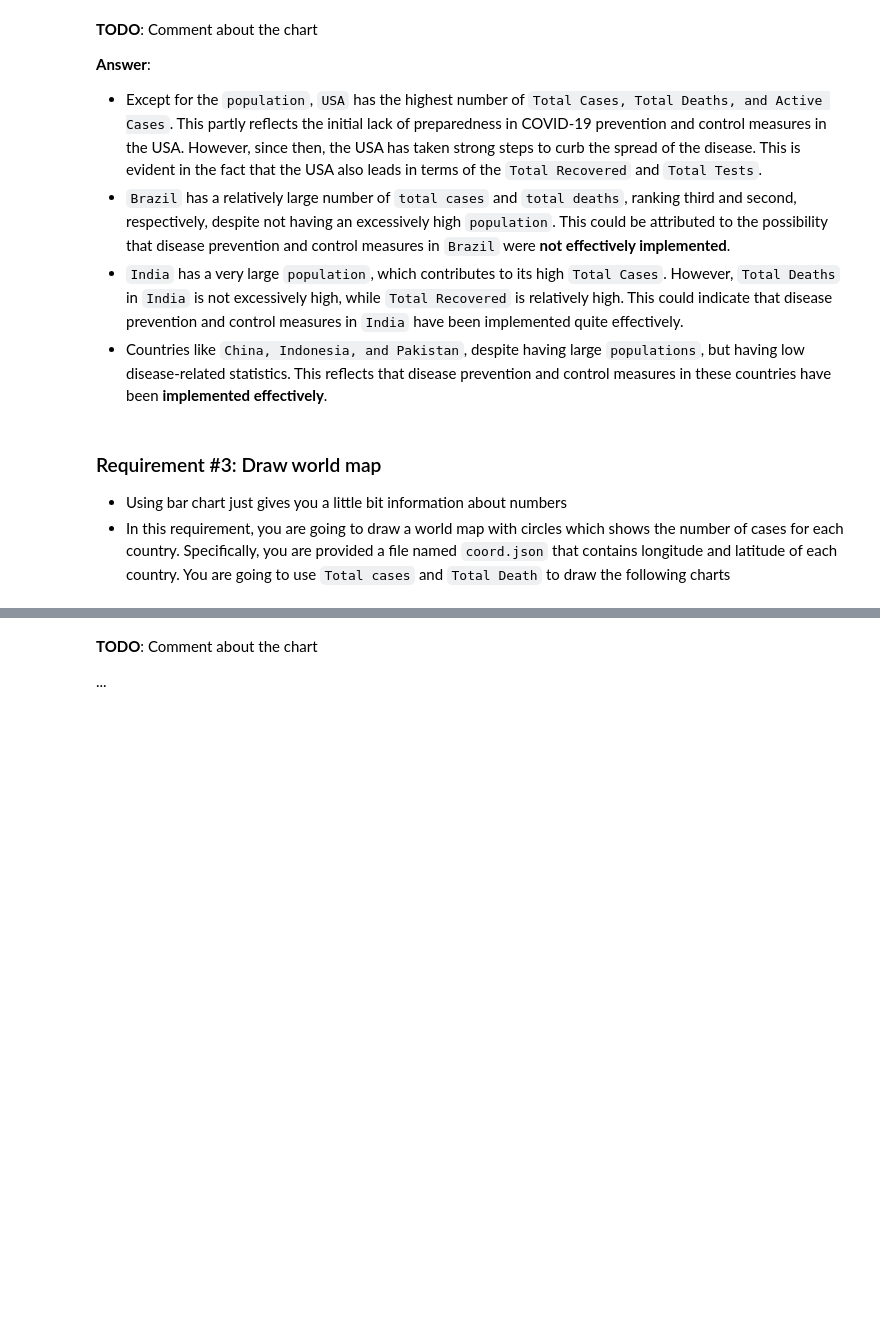
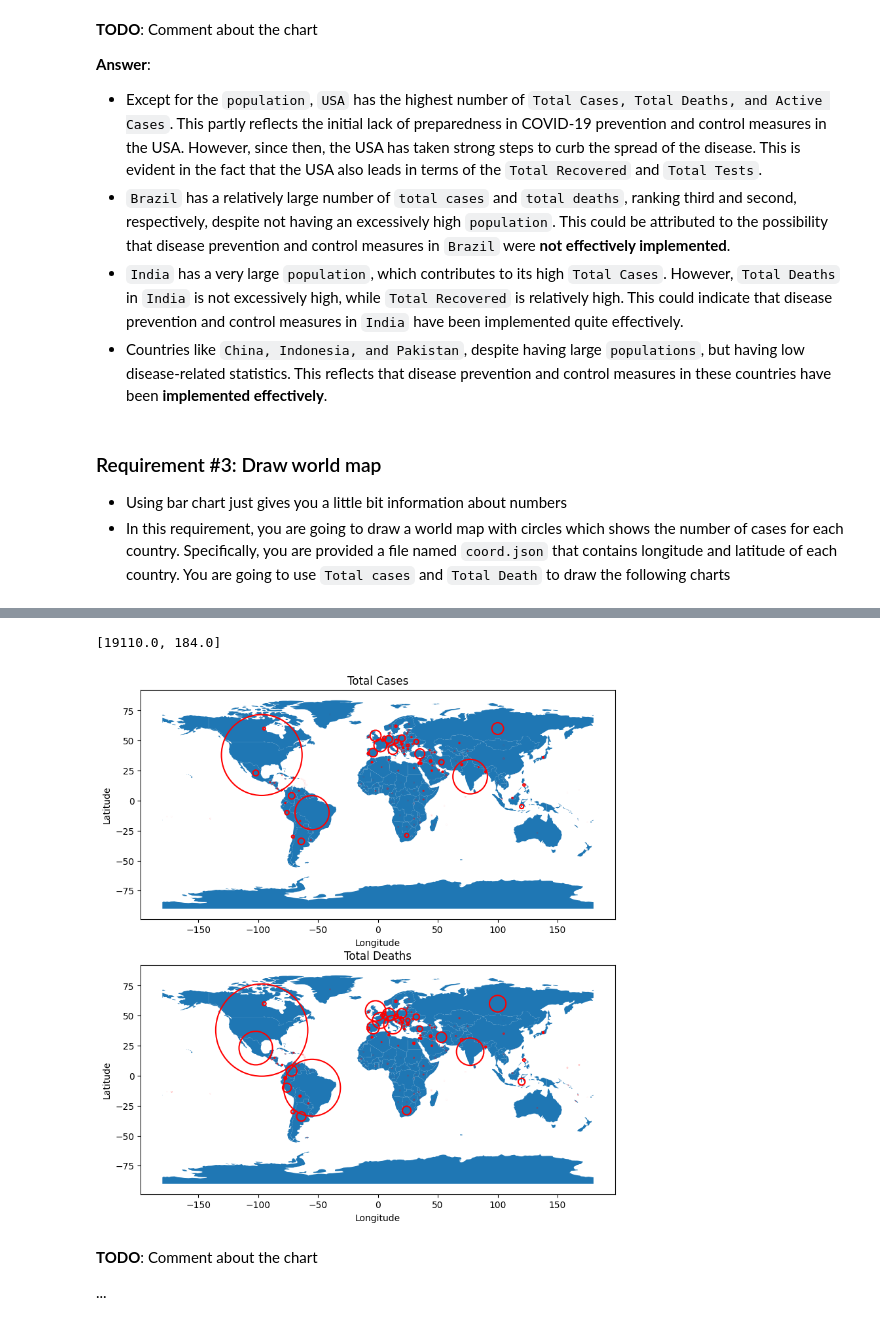
Before and after one commit to khanhnhan1512/Lab-3, a Jupyter notebook: 21127657.ipynb, the cells around one changed output, grey strips where cells are left out. Cells and saved outputs as stored; diff of their text form; code cells hidden in the pictures; blank space fills up the shorter version.

```diff
--- a/21127657.ipynb
+++ b/21127657.ipynb
@@ -277,0 +273,13 @@ raise NotImplementedError('not implemented')
+# %%
+data3 = df.groupby('Country Name').apply(lambda x: x[['Total Cases', 'Total Deaths']].values.tolist()).to_dict()
+data3 = {key: [item for sublist in value for item in sublist] for key, value in data3.items()}
+# %%
+with open('./data/coord.json', 'r') as file:
+    coord_data = json.load(file)
+
+for country, coord in coord_data["long"].items():
+    if country in data3.keys():
+        data3[country].append(coord)
+for country, coord in coord_data["lat"].items():
+    if country in data3.keys():
+        data3[country].append(coord)
@@ -278,3 +308,41 @@ raise NotImplementedError('not implemented')
+# %%
+data3["Bahamas"].extend([-76, 24.15])
+data3["Brunei "].extend([114.4, 4.3])
+data3["Cabo Verde"].extend([-24, 16])
+data3["Caribbean Netherlands"].extend([-68.25, 12.2])
+data3
+# %% [output]
+[19110.0, 184.0]
+# %%
+# TODO: draw 2 world map chart using geopandas
+
+title = ['Total Cases', 'Total Deaths']
+rate = [950000, 15000]
+
+
+world = gpd.read_file(gpd.datasets.get_path('naturalearth_lowres'))
+
+
+
+
+fig, ax = plt.subplots(2,1,figsize=(30, 10))
+
+for i in range(2):
+    world.plot(ax=ax[i], figsize=(30, 10))
+
+    # Plot the circles
+    for values in data3.values():
+        if len(values) == 4:
+            ax[i].add_patch(plt.Circle((values[2], values[3]), radius=values[i] / rate[i], fc='None', ec='red', alpha=1, lw=1.5))
+
+    ax[i].set_title(title[i])
+    ax[i].set_xlabel('Longitude')
+    ax[i].set_ylabel('Latitude')
+
+# Display the map
+plt.show()
+# %% [output]
+[figure, added]
 # %% [markdown]
 **TODO**: Comment about the chart
 
```
Also changed, not shown: parts of 3 cells of this notebook.
